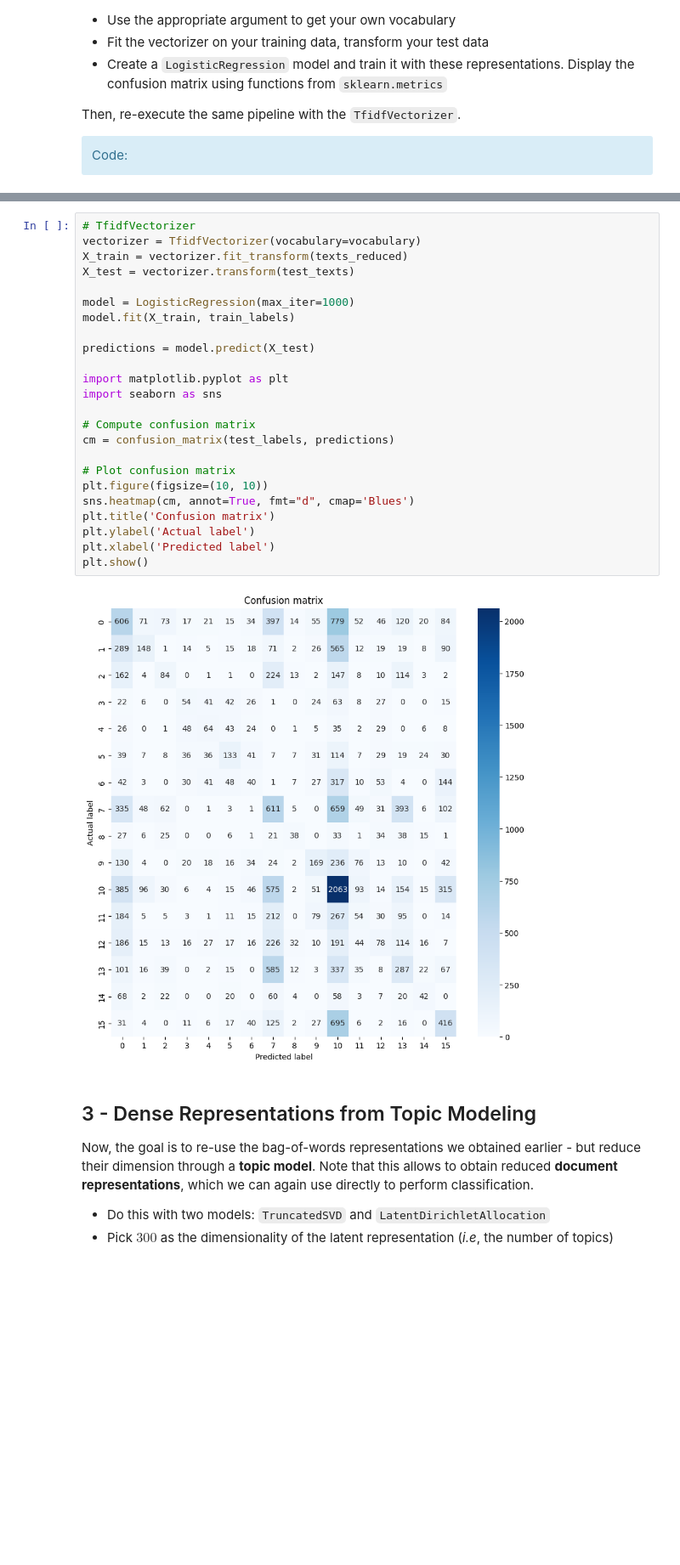
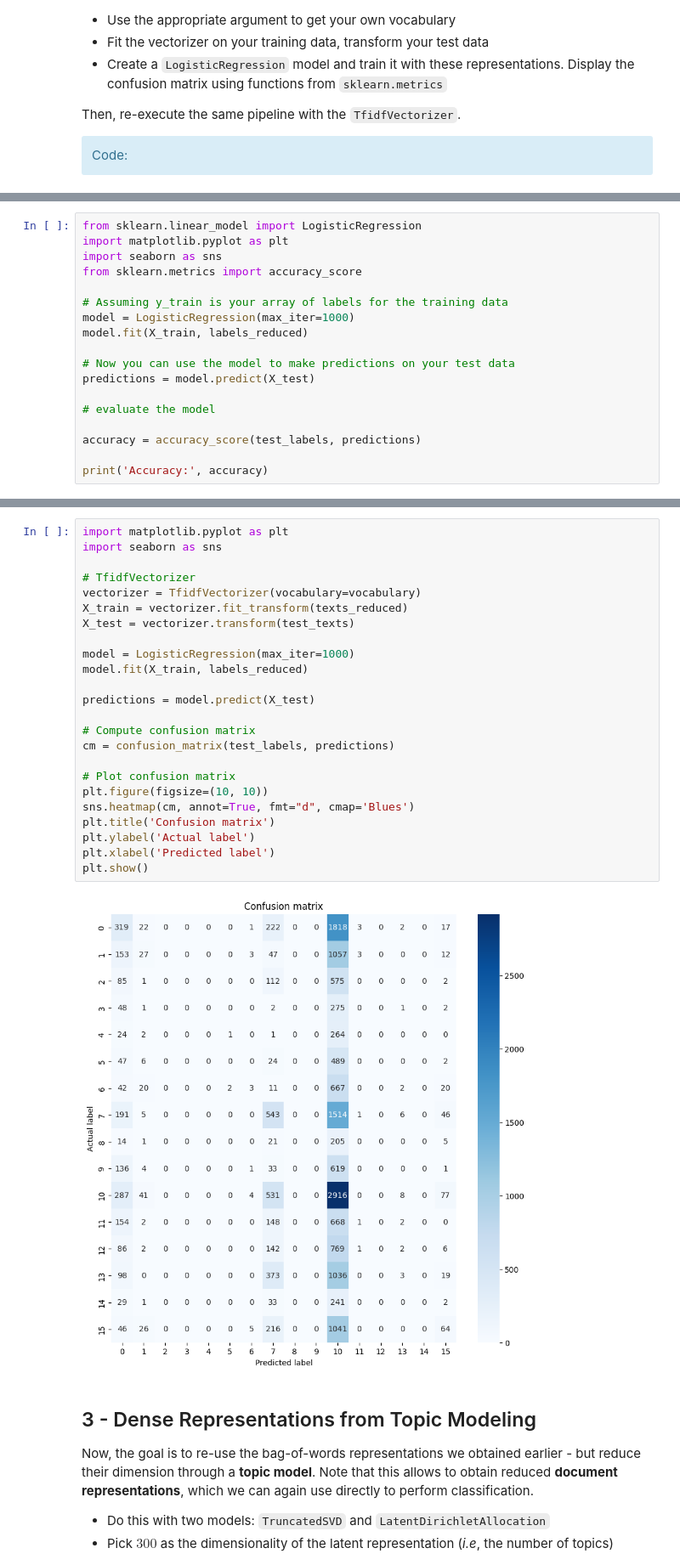
Before and after one commit to TarcisioBueno/word-embeddings-for-classification-SDTSIA214, a Jupyter notebook: TP_WE_for_Classification_SD-TSIA-214_Students.ipynb, the cells around one changed output, grey strips where cells are left out. Shown at 85% size. Saved outputs shown, nothing was run; the diff lists cells and outputs as text; blank space fills up the shorter version.

```diff
--- a/TP_WE_for_Classification_SD-TSIA-214_Students.ipynb
+++ b/TP_WE_for_Classification_SD-TSIA-214_Students.ipynb
@@ -315,0 +297,18 @@ ValueError: Found input variables with inconsistent numbers of samples: [378, 75
+# %%
+from sklearn.linear_model import LogisticRegression
+import matplotlib.pyplot as plt
+import seaborn as sns
+from sklearn.metrics import accuracy_score
+
+# Assuming y_train is your array of labels for the training data
+model = LogisticRegression(max_iter=1000)
+model.fit(X_train, labels_reduced)
+
+# Now you can use the model to make predictions on your test data
+predictions = model.predict(X_test)
+
+# evaluate the model
+
+accuracy = accuracy_score(test_labels, predictions)
+
+print('Accuracy:', accuracy)
@@ -316,29 +330,29 @@ ValueError: Found input variables with inconsistent numbers of samples: [378, 75
 # %%
+import matplotlib.pyplot as plt
+import seaborn as sns
+
 # TfidfVectorizer
 vectorizer = TfidfVectorizer(vocabulary=vocabulary)
 X_train = vectorizer.fit_transform(texts_reduced)
 X_test = vectorizer.transform(test_texts)
 
 model = LogisticRegression(max_iter=1000)
-model.fit(X_train, train_labels)
+model.fit(X_train, labels_reduced)
 
 predictions = model.predict(X_test)
-
-import matplotlib.pyplot as plt
-import seaborn as sns
 
 # Compute confusion matrix
 cm = confusion_matrix(test_labels, predictions)
 
 # Plot confusion matrix
 plt.figure(figsize=(10, 10))
 sns.heatmap(cm, annot=True, fmt="d", cmap='Blues')
 plt.title('Confusion matrix')
 plt.ylabel('Actual label')
 plt.xlabel('Predicted label')
 plt.show()
 # %% [output]
-[figure, old version]
+[figure, new version]
 # %% [markdown]
 ## 3 - Dense Representations from Topic Modeling
 
```
Also changed, not shown: parts of 7 cells of this notebook.
